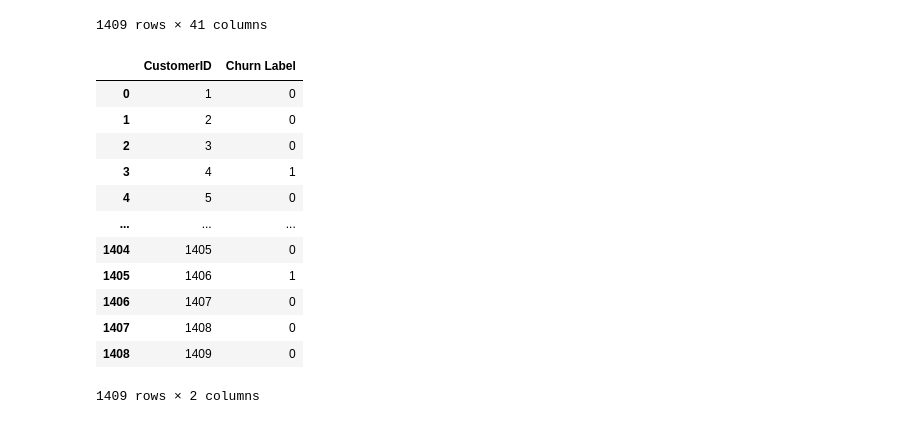
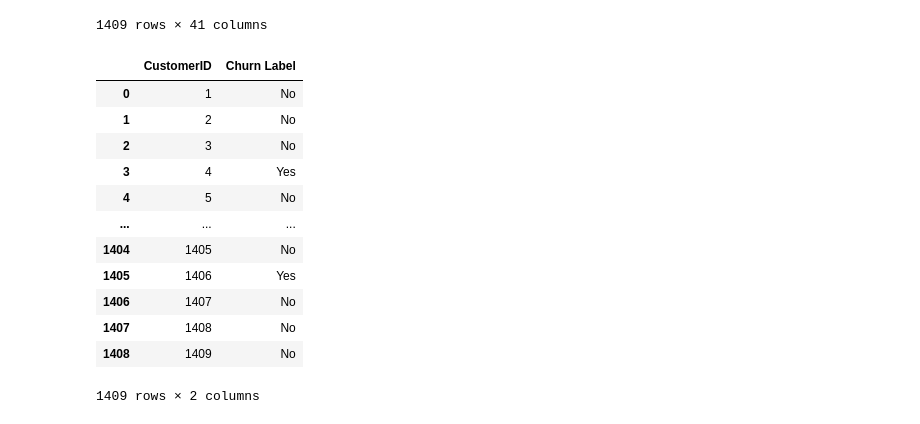
Before and after one commit to amaliap21/Lesgo-Data, a Jupyter notebook: datsci.ipynb, the cells around one changed output. Cells and saved outputs as stored; diff of their text form; code cells hidden in the pictures.

```diff
--- a/datsci.ipynb
+++ b/datsci.ipynb
@@ -412,22 +412,29 @@ from xgboost import XGBClassifier
 from catboost import CatBoostClassifier, cv, Pool
 from sklearn.neighbors import KNeighborsClassifier
 
+# RF hyperparams
+rf_params = {
+    "random_state":42,
+    "n_estimators":350,
+    "class_weight":{0:1, 1:100},
+    "bootstrap":True,
+    "oob_score":True,
+}
+
 # catboost hyperparams
 cat_params = {
     "random_state": 42,
     "verbose": False,
-    "loss_function": "Logloss",
-    "iterations": 1000,
-    "learning_rate": 1e-3,
+    "iterations": 600,
+    "learning_rate": 2e-4,
     "depth": 10,
     "subsample": 0.05,
     "colsample_bylevel": 1,
-    "min_data_in_leaf": 10,
-    "class_weights": [1, 2]
+    "class_weights": [5, 6]
 }
 
 # Create the model
-rf = RandomForestClassifier(random_state=42, n_estimators=350, class_weight={0:1, 1:100}, bootstrap=True, oob_score=True)
+rf = RandomForestClassifier(**rf_params)
 xgb = XGBClassifier(random_state=42)
 cat = CatBoostClassifier(**cat_params)
 knn = KNeighborsClassifier(n_neighbors=15, weights="distance")
@@ -541,0 +605,12 @@ F1 Score (weighted): 79.11%
+# %%
+hyper_catparams = {'iterations': 963,
+                   'learning_rate': 0.014477059689697362,
+                   'depth': 6,
+                   'subsample': 0.11908660008778209,
+                   'colsample_bylevel': 0.9694967442011471,
+                   "class_weights": [5, 6]
+}
+
+new_cat = CatBoostClassifier(**hyper_catparams)
+# %%
+new_cat.fit(X_train_imputed, y_train)
@@ -579,24 +694,25 @@ test_set
 | 1408 | 0 | 1 | 0 | 0.911111 | 1 | 0 | 0.540498 | ... |
 1409 rows × 41 columns
 # %%
-test_pred = rf.predict(test_set)
+test_pred = new_cat.predict(test_set)
 # %%
 final_df = pd.DataFrame(test["CustomerID"])
 final_df["Churn Label"] = test_pred
+final_df["Churn Label"] = final_df["Churn Label"].map({1: "Yes", 0: "No"})
 
 final_df
 # %% [output]
 |  | CustomerID | Churn Label |
-| 0 | 1 | 0 |
-| 1 | 2 | 0 |
-| 2 | 3 | 0 |
-| 3 | 4 | 1 |
-| 4 | 5 | 0 |
+| 0 | 1 | No |
+| 1 | 2 | No |
+| 2 | 3 | No |
+| 3 | 4 | Yes |
+| 4 | 5 | No |
 | ... | ... | ... |
-| 1404 | 1405 | 0 |
-| 1405 | 1406 | 1 |
-| 1406 | 1407 | 0 |
-| 1407 | 1408 | 0 |
-| 1408 | 1409 | 0 |
+| 1404 | 1405 | No |
+| 1405 | 1406 | Yes |
+| 1406 | 1407 | No |
+| 1407 | 1408 | No |
+| 1408 | 1409 | No |
 1409 rows × 2 columns
 # %%
```
Also changed, not shown: parts of 6 cells of this notebook, 6 other files.
